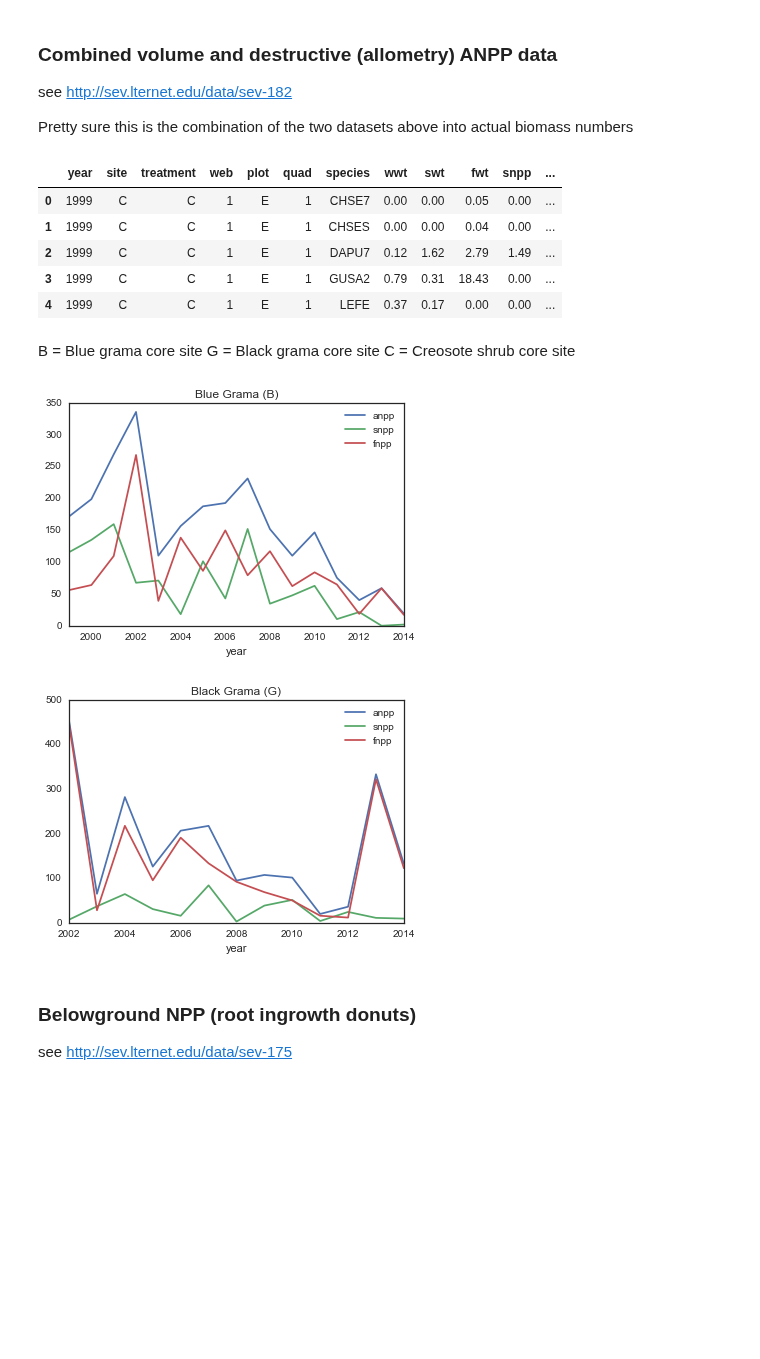
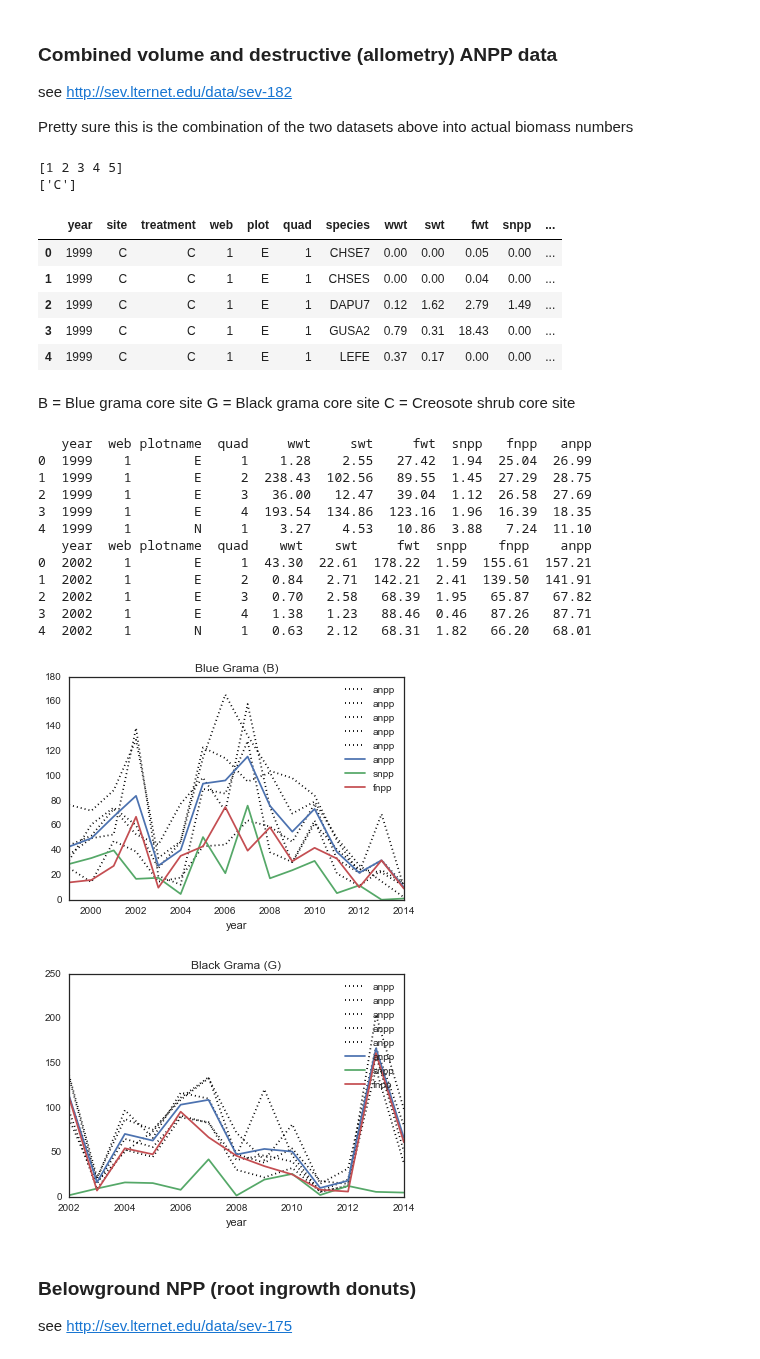
Before and after one commit to gremau/NMEG_miscellany, a Jupyter notebook: jupyter/Sev_Grassland_Comparison.ipynb, the cells around one changed output. Saved outputs shown, nothing was run; the diff lists cells and outputs as text; code cells hidden in the pictures; blank space fills up the shorter version.

Commit message:
Fix anpp plotting

```diff
--- a/jupyter/Sev_Grassland_Comparison.ipynb
+++ b/jupyter/Sev_Grassland_Comparison.ipynb
@@ -167,8 +165,12 @@ see <http://sev.lternet.edu/data/sev-182>
 Pretty sure this is the combination of the two datasets above into actual biomass numbers
 # %%
 allom_npp = pd.read_csv("http://sev.lternet.edu/sites/default/files/data/sev-182/sev182_nppcorewebbiomass_20150817.txt")
+print(np.unique(allom_npp.web))
+print(np.unique(allom_npp.treatment))
 allom_npp.head()
 # %% [output]
+[1 2 3 4 5]
+['C']
 |  | year | site | treatment | web | plot | quad | species | wwt | swt | fwt | snpp | ... |
 | 0 | 1999 | C | C | 1 | E | 1 | CHSE7 | 0.00 | 0.00 | 0.05 | 0.00 | ... |
 | 1 | 1999 | C | C | 1 | E | 1 | CHSES | 0.00 | 0.00 | 0.04 | 0.00 | ... |
@@ -182,28 +184,50 @@ C = Creosote shrub core site
 # %%
 # Run through sites and plot long term npp data
 sites = ['C', 'B']
 names = ['Blue Grama (B)', 'Black Grama (G)']
 for i, site in enumerate(sites):
     # Subset by site
     subset = allom_npp[allom_npp.site==site]
     # Rename plot so pandas isn't confused
     subset = subset.rename(columns={'plot':'plotname'})
-    # Group by year, web, and plot and sum anpp for all species
-    gby = subset.groupby(['year', 'web', 'plotname'], as_index=False)
+    # Group by year, web, plot, and quad and sum anpp for all species.
+    # This should be total biomass per m2 quad
+    gby = subset.groupby(['year', 'web', 'plotname', 'quad'], as_index=False)
     sumanpp = gby.sum()
+    print(sumanpp.head())
     # Group by year and take average of these sums
     gby = sumanpp.groupby('year')
     avganpp = gby.mean()
+    # Group by year and web and take average of these sums
+    gby = sumanpp.groupby(['year', 'web'], as_index=False)
+    avgwebanpp = gby.mean()
     # Plot
     plt.figure()
+    # Plot individual webs
+    for j in np.unique(allom_npp.web):
+        idx = avgwebanpp.web==j
+        plt.plot(avgwebanpp[idx].year, avgwebanpp[idx].anpp, ':k')
     avganpp.anpp.plot()
     avganpp.snpp.plot()
     avganpp.fnpp.plot()
+
     plt.legend()
     plt.title(names[i])
 # %% [output]
+   year  web plotname  quad     wwt     swt     fwt  snpp   fnpp   anpp
+0  1999    1        E     1    1.28    2.55   27.42  1.94  25.04  26.99
+1  1999    1        E     2  238.43  102.56   89.55  1.45  27.29  28.75
+2  1999    1        E     3   36.00   12.47   39.04  1.12  26.58  27.69
+3  1999    1        E     4  193.54  134.86  123.16  1.96  16.39  18.35
+4  1999    1        N     1    3.27    4.53   10.86  3.88   7.24  11.10
+   year  web plotname  quad    wwt    swt     fwt  snpp    fnpp    anpp
+0  2002    1        E     1  43.30  22.61  178.22  1.59  155.61  157.21
+1  2002    1        E     2   0.84   2.71  142.21  2.41  139.50  141.91
+2  2002    1        E     3   0.70   2.58   68.39  1.95   65.87   67.82
+3  2002    1        E     4   1.38   1.23   88.46  0.46   87.26   87.71
+4  2002    1        N     1   0.63   2.12   68.31  1.82   66.20   68.01
-[figure, old version]
+[figure, new version]
-[figure, old version]
+[figure, new version]
 # %% [markdown]
 ### Belowground NPP (root ingrowth donuts)
 
```
Also changed, not shown: parts of 1 cell of this notebook.
